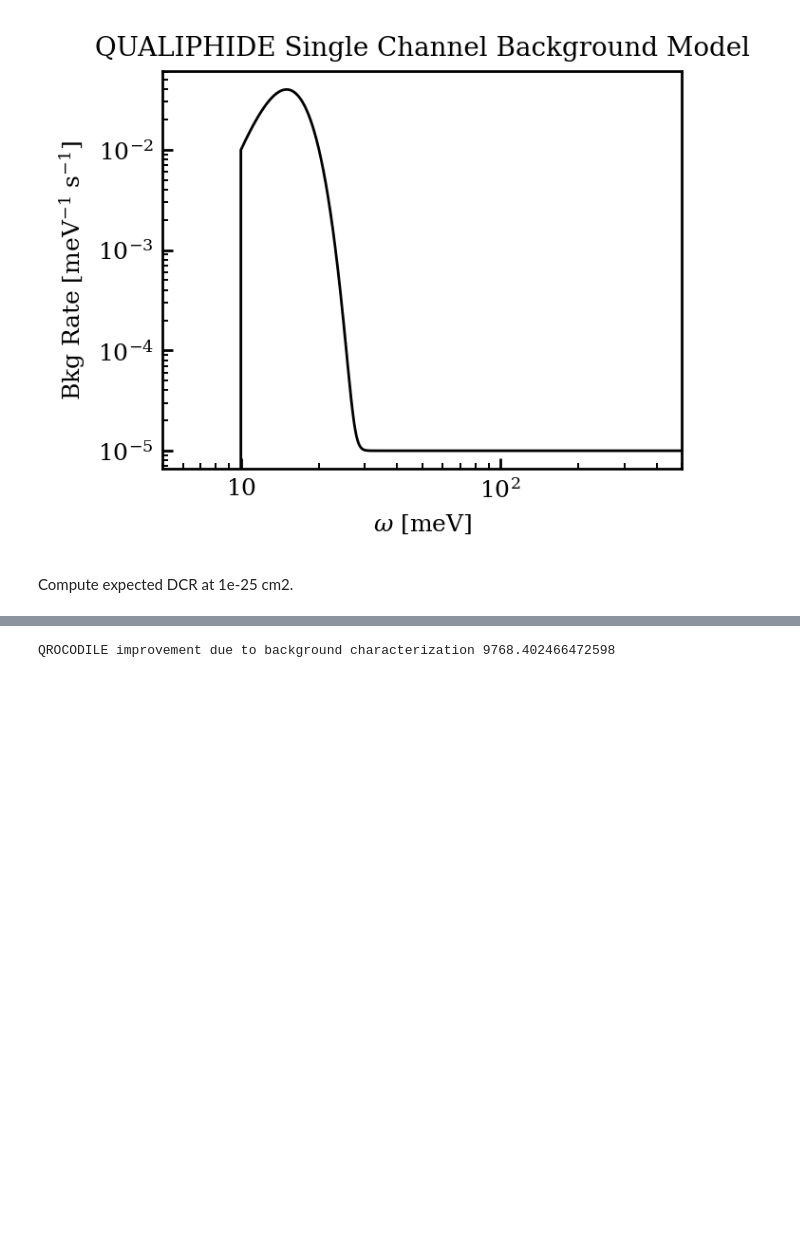
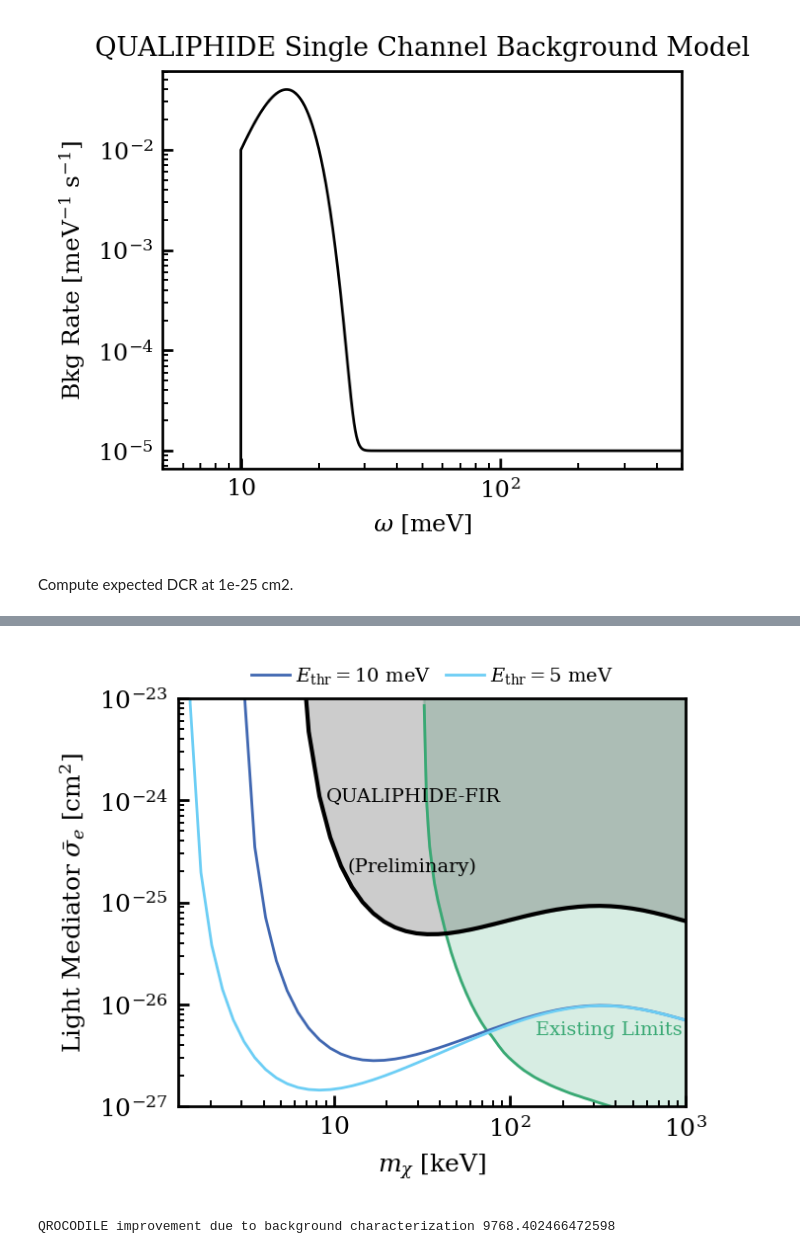
Before and after one commit to FaroutYLq/axioph, a Jupyter notebook: Directionality/rate_in_sc.ipynb, the cells around one changed output, grey strips where cells are left out. Cells and saved outputs as stored; diff of their text form; code cells hidden in the pictures; blank space fills up the shorter version.

```diff
--- a/Directionality/rate_in_sc.ipynb
+++ b/Directionality/rate_in_sc.ipynb
@@ -499,3 +614,66 @@ plt.show()
+# %%
+import pandas as pd
+import straxion
+straxion.register_xenon_colors()
+
+# Existing limits
+qrocodile = pd.read_csv('qrocodile_limit.csv', header=None, names=['mass_MeV', 'limit_cm2'])
+dd = pd.read_csv("dd_limit.csv", header=None, names=['mass_MeV', 'limit_cm2'])
+qrocodile_adv_mass_MeV = 4.4e2/1e3
+existing_energy = np.concatenate((
+    qrocodile['mass_MeV'][qrocodile['mass_MeV']<qrocodile_adv_mass_MeV]*1e3,
+    dd['mass_MeV'][dd['mass_MeV']>qrocodile_adv_mass_MeV]*1e3
+))
+existing_limit = np.concatenate((
+    qrocodile['limit_cm2'][qrocodile['mass_MeV']<qrocodile_adv_mass_MeV],
+    dd['limit_cm2'][dd['mass_MeV']>qrocodile_adv_mass_MeV]
+))
+
+
+plt.plot(existing_energy, existing_limit, color='xenon_green')
+plt.fill_between(existing_energy, existing_limit, 1e-23, color='xenon_green', alpha=0.2)
+
+# QUALIPHIDE-FIR result
+thr_meV = 20
+observed_dcr_hz = np.trapz(bkg_model[energies_meV>thr_meV], energies_meV[energies_meV>thr_meV])
+plt.plot(masses/nu.keV, observed_dcr_hz/dcr_hz_dict[thr_meV]*reference_sigma_e, color='xenon_black', lw=1.5)
+plt.fill_between(masses/nu.keV, observed_dcr_hz/dcr_hz_dict[thr_meV]*reference_sigma_e, 1e-23, color='xenon_black', alpha=0.2)
+
+colors = ["xenon_blue", "xenon_light_blue"]
+# Put a infinite line at 1e-15 cm2
+for i, thr_meV in enumerate([5, 10][::-1]):
+    first_non_inf = np.where(sensi_dict[thr_meV]!=np.inf)[0][0]
+    plt.plot(
+        np.concatenate(([masses[first_non_inf]/nu.keV], masses[first_non_inf:]/nu.keV)),
+        np.concatenate(([1e-15], sensi_dict[thr_meV][first_non_inf:])),
+    label=fr"$E_\mathrm{{thr}}={thr_meV}~\mathrm{{meV}}$", color=colors[i])
+
+plt.text(1.4e2, 5e-27, "Existing Limits", color='xenon_green', rotation=0, fontsize=7)
+
+#plt.text(20, 3e-27, r"Low-$E$ Background-free", color='xenon_black', rotation=0, fontsize=7)
+plt.text(9, 1e-24, "QUALIPHIDE-FIR", color='xenon_black', rotation=0, fontsize=7)
+plt.text(12, 0.2e-24, "(Preliminary)", color='xenon_black', rotation=0, fontsize=7)
+
+#plt.text(25, 1e-27, "Counting", rotation=10, fontsize=7)
+#plt.text(25, 2e-30, "&Modulation", rotation=10, fontsize=7)
+#plt.text(25, 2e-32, "&Resolution", rotation=10, fontsize=7)
+#plt.text(25, 3e-34, "&Directionality", rotation=10, fontsize=7)
+
+
+plt.xscale("log")
+plt.yscale("log")
+plt.xlabel(r"$m_\chi$ [keV]")
+plt.ylabel(r"Light Mediator $\bar{\sigma}_e$ [cm$^{{2}}$]")
+plt.xlim(1.3, 1e3)
+#plt.title("Counting Experiment with QUALIPHIDE-FIR")
+plt.ylim(1e-27, 1e-23)
+plt.legend(ncol=3, loc='upper center', bbox_to_anchor=(0.5, 1.1), frameon=False, fontsize=7)
+#plt.tight_layout()
+#plt.legend(loc="best")
+#plt.savefig("qualiphide_er_sensi.pdf", bbox_inches="tight")
+plt.show()
+# %% [output]
+[figure, added]
 # %%
 print("QROCODILE improvement due to background characterization", np.sqrt(10**7*165*24/415))
 # %% [output]
```
Also changed, not shown: parts of 16 cells of this notebook.
